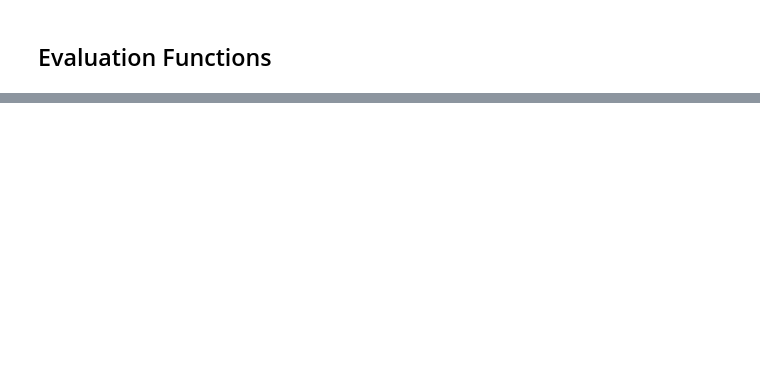
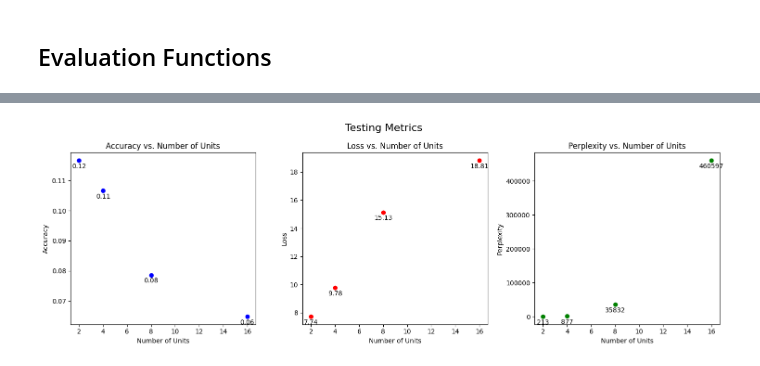
Before and after one commit to davebudhram/genre-lyricist, a Jupyter notebook: notebooks/4.0-evaluating-our-models.ipynb, the cells around one changed output, grey strips where cells are left out. Cells and saved outputs as stored; diff of their text form; code cells hidden in the pictures; blank space fills up the shorter version.

```diff
--- a/notebooks/4.0-evaluating-our-models.ipynb
+++ b/notebooks/4.0-evaluating-our-models.ipynb
@@ -68,0 +79,3 @@ RNN Perplexity:  1216.099002302395
+# %%
+rnn_model_2_units_loss, rnn_model_2_units_accuracy, rnn_model_2_units_perplexity = test_model(rnn_model_2_units, X_test, y_test, index_to_embeddings)
+print("RNN model with 2 units: loss = {}, accuracy = {}, perplexity = {}".format(rnn_model_2_units_loss, rnn_model_2_units_accuracy, rnn_model_2_units_perplexity))
@@ -68,0 +85,3 @@ RNN Perplexity:  1216.099002302395
+# %%
+rnn_model_4_units_loss, rnn_model_4_units_accuracy, rnn_model_4_units_perplexity = test_model(rnn_model_4_units, X_test, y_test, index_to_embeddings)
+print("RNN model with 4 units: loss = {}, accuracy = {}, perplexity = {}".format(rnn_model_4_units_loss, rnn_model_4_units_accuracy, rnn_model_4_units_perplexity))
@@ -68,0 +91,3 @@ RNN Perplexity:  1216.099002302395
+# %%
+rnn_model_8_units_loss, rnn_model_8_units_accuracy, rnn_model_8_units_perplexity = test_model(rnn_model_8_units, X_test, y_test, index_to_embeddings)
+print("RNN model with 8 units: loss = {}, accuracy = {}, perplexity = {}".format(rnn_model_8_units_loss, rnn_model_8_units_accuracy, rnn_model_8_units_perplexity))
@@ -68,0 +97,3 @@ RNN Perplexity:  1216.099002302395
+# %%
+rnn_model_16_units_loss, rnn_model_16_units_accuracy, rnn_model_16_units_perplexity = test_model(rnn_model_16_units, X_test, y_test, index_to_embeddings)
+print("RNN model with 16 units: loss = {}, accuracy = {}, perplexity = {}".format(rnn_model_16_units_loss, rnn_model_16_units_accuracy, rnn_model_16_units_perplexity))
@@ -68,0 +109,50 @@ RNN Perplexity:  1216.099002302395
+# %%
+accuracies = [rnn_model_2_units_accuracy, rnn_model_4_units_accuracy, rnn_model_8_units_accuracy, rnn_model_16_units_accuracy]
+losses = [rnn_model_2_units_loss, rnn_model_4_units_loss, rnn_model_8_units_loss, rnn_model_16_units_loss]
+perplexities = [rnn_model_2_units_perplexity, rnn_model_4_units_perplexity, rnn_model_8_units_perplexity, rnn_model_16_units_perplexity,]
+units = [2, 4, 8, 16]
+
+# Create a 1x3 grid of subplots
+fig, axs = plt.subplots(1, 3, figsize=(15, 5))
+
+# Plot Accuracy vs. Number of Units
+axs[0].scatter(units, accuracies, color='blue')
+axs[0].set_ylabel('Accuracy')
+axs[0].set_xlabel('Number of Units')
+axs[0].set_title('Accuracy vs. Number of Units')
+
+# Annotate each point with its accuracy value
+for i, txt in enumerate(accuracies):
+    axs[0].annotate(f'{accuracies[i]:.2f}', (units[i], accuracies[i]), textcoords="offset points", xytext=(0,-12), ha='center')
+
+# Plot Loss vs. Number of Units
+axs[1].scatter(units, losses, color='red')
+axs[1].set_ylabel('Loss')
+axs[1].set_xlabel('Number of Units')
+axs[1].set_title('Loss vs. Number of Units')
+
+# Annotate each point with its accuracy value
+for i, txt in enumerate(losses):
+    axs[1].annotate(f'{losses[i]:.2f}', (units[i], losses[i]), textcoords="offset points", xytext=(0,-12), ha='center')
+
+# Plot Perplexity vs. Number of Units
+axs[2].scatter(units, perplexities, color='green')
+axs[2].set_ylabel('Perplexity')
+axs[2].set_xlabel('Number of Units')
+axs[2].set_title('Perplexity vs. Number of Units')
+
+
+# Annotate each point with its accuracy value
+for i, txt in enumerate(perplexities):
+    axs[2].annotate(f'{perplexities[i]:.0f}', (units[i], perplexities[i]), textcoords="offset points", xytext=(0,-12), ha='center')
+
+# Set a general title for the entire plot
+fig.suptitle('Testing Metrics', fontsize=16)
+
+# Adjust layout for better spacing
+plt.tight_layout()
+
+# Display the plots
+plt.show()
+# %% [output]
+[figure, added]
```
Also changed, not shown: parts of 14 cells of this notebook, 5 other files.
